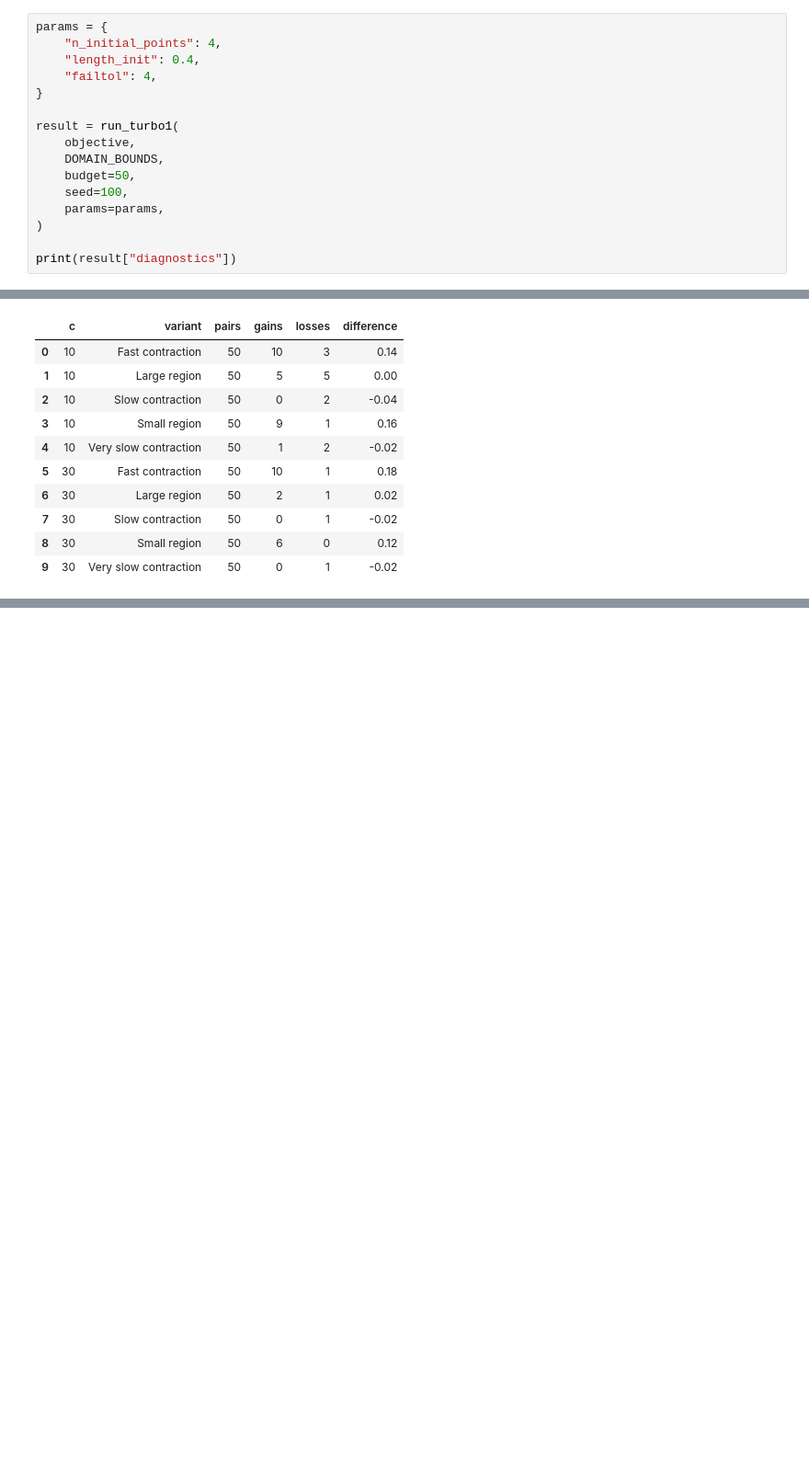
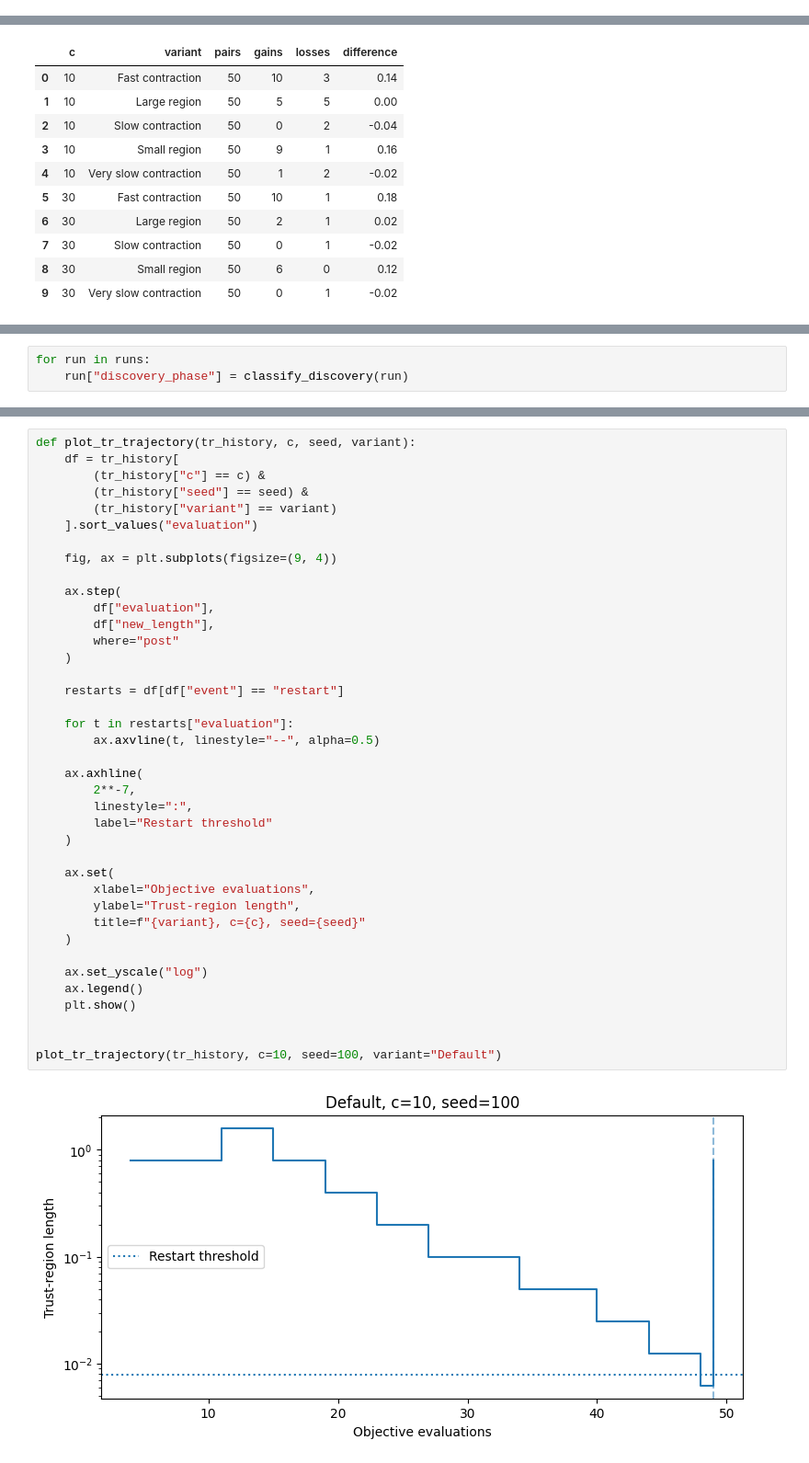
Before and after one commit to bbny27/DSA4212-G1, a Jupyter notebook: code/Experiment_2C.ipynb, the cells around one changed output, grey strips where cells are left out. Shown at 92% size. Drawn from its saved outputs; the diff is of its cells as text; blank space fills up the shorter version.

```diff
--- a/code/Experiment_2C.ipynb
+++ b/code/Experiment_2C.ipynb
@@ -257,16 +181,0 @@ pilot_results
-# %%
-params = {
-    "n_initial_points": 4,
-    "length_init": 0.4,
-    "failtol": 4,
-}
-
-result = run_turbo1(
-    objective,
-    DOMAIN_BOUNDS,
-    budget=50,
-    seed=100,
-    params=params,
-)
-
-print(result["diagnostics"])
@@ -668,0 +529,3 @@ display(tr_history.head())
+# %%
+for run in runs:
+    run["discovery_phase"] = classify_discovery(run)
@@ -668,0 +688,41 @@ display(tr_history.head())
+# %%
+def plot_tr_trajectory(tr_history, c, seed, variant):
+    df = tr_history[
+        (tr_history["c"] == c) &
+        (tr_history["seed"] == seed) &
+        (tr_history["variant"] == variant)
+    ].sort_values("evaluation")
+
+    fig, ax = plt.subplots(figsize=(9, 4))
+
+    ax.step(
+        df["evaluation"],
+        df["new_length"],
+        where="post"
+    )
+
+    restarts = df[df["event"] == "restart"]
+
+    for t in restarts["evaluation"]:
+        ax.axvline(t, linestyle="--", alpha=0.5)
+
+    ax.axhline(
+        2**-7,
+        linestyle=":",
+        label="Restart threshold"
+    )
+
+    ax.set(
+        xlabel="Objective evaluations",
+        ylabel="Trust-region length",
+        title=f"{variant}, c={c}, seed={seed}"
+    )
+
+    ax.set_yscale("log")
+    ax.legend()
+    plt.show()
+
+
+plot_tr_trajectory(tr_history, c=10, seed=100, variant="Default")
+# %% [output]
+[figure, added]
```
Also changed, not shown: parts of 40 cells of this notebook, 1 other file.
